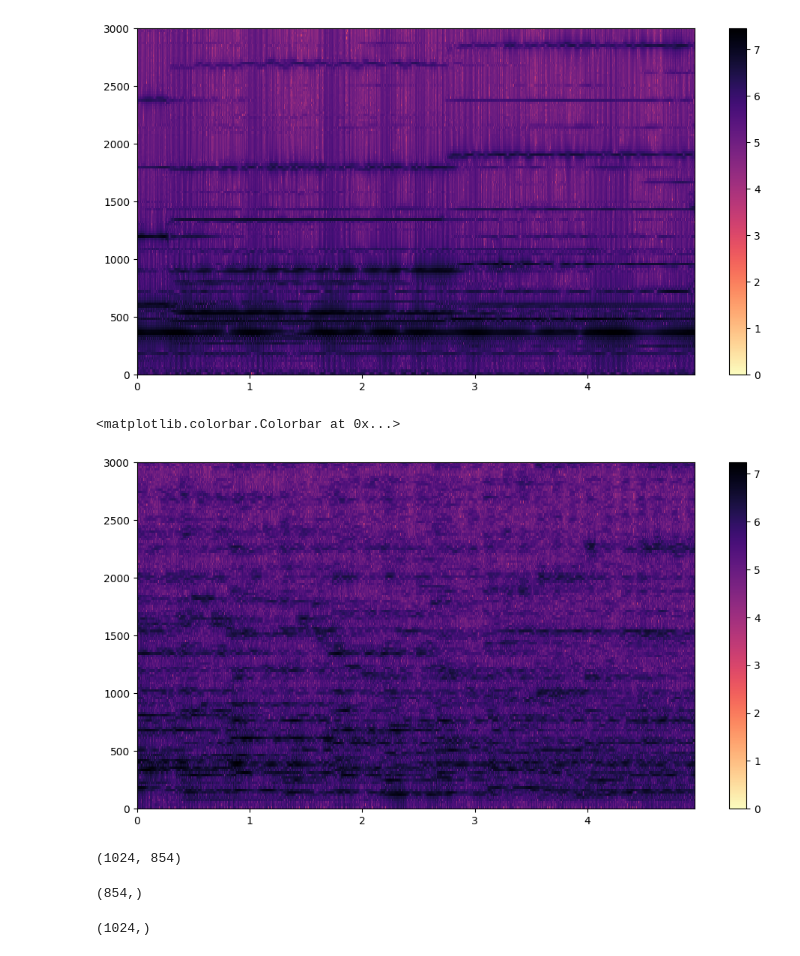
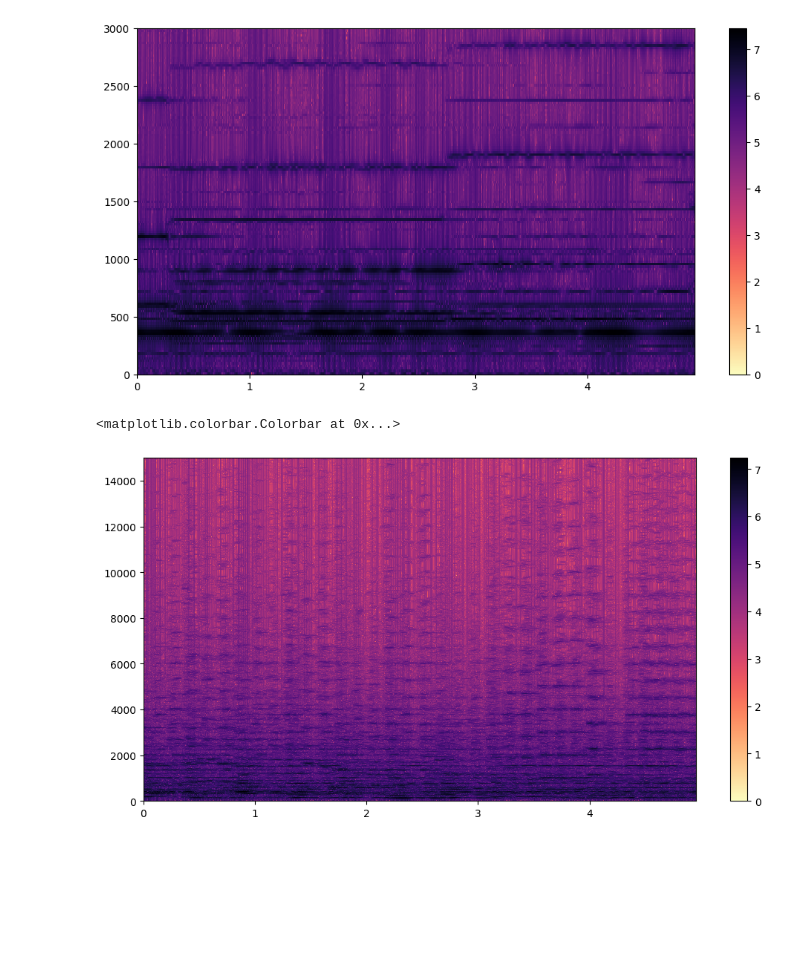
Before and after one commit to mharunturkmenoglu/aud2image, a Jupyter notebook: preprocessing.ipynb, the cells around one changed output. Cells and saved outputs as stored; diff of their text form; code cells hidden in the pictures; blank space fills up the shorter version.

```diff
--- a/preprocessing.ipynb
+++ b/preprocessing.ipynb
@@ -91,6 +135,6 @@ def specgram(x, w, h, sr):
 # %%
 # Time resolution vs frequency resolution tradeoff in window size
-x, sr = librosa.load("samples/classical_segment_407.wav", sr=44100)
+x, sr = librosa.load("samples/classical_segment_407.wav", sr=None) # 44100 , 52800
 win = 2048
 hop = 256
 S = specgram(x, win, hop, sr)
@@ -99,7 +143,7 @@ freqs = np.arange(S.shape[0])*sr/win
 S = np.log10(S/np.min(S))
 plt.figure(figsize=(12, 6))
 plt.imshow(S, cmap='magma_r', extent = (times[0], times[-1], freqs[-1], freqs[0]), aspect='auto', interpolation='none')
-plt.ylim([3000, 0])
+plt.ylim([3000, 0]) # Zooming into a Frequency Range
 plt.gca().invert_yaxis()
 plt.colorbar()
 #plt.xlim([0, 2])
@@ -108,31 +152,19 @@ plt.colorbar()
 [figure]
 # %%
 # Time resolution vs frequency resolution tradeoff in window size
-x, sr = librosa.load("samples/classical_segment_538.wav", sr=44100)
+x, sr = librosa.load("samples/classical_segment_538.wav", sr=44100) # 44100 , 52800
 win = 2048
 hop = 256
 S = specgram(x, win, hop, sr)
 times = hop*np.arange(S.shape[1])/sr
 freqs = np.arange(S.shape[0])*sr/win
 S = np.log10(S/np.min(S))
 plt.figure(figsize=(12, 6))
 plt.imshow(S, cmap='magma_r', extent = (times[0], times[-1], freqs[-1], freqs[0]), aspect='auto', interpolation='none')
-plt.ylim([3000, 0])
+plt.ylim([15000, 0]) # Zooming into a Frequency Range
 plt.gca().invert_yaxis()
 plt.colorbar()
-#plt.xlim([0, 2])
+#plt.xlim([0, 2]) # Zooming into a Time Range
 # %% [output]
 <matplotlib.colorbar.Colorbar at 0x...>
-[figure, old version]
+[figure, new version]
-# %%
-S.shape
-# %% [output]
-(1024, 854)
-# %%
-times.shape
-# %% [output]
-(854,)
-# %%
-freqs.shape
-# %% [output]
-(1024,)
```
Also changed, not shown: parts of 5 cells of this notebook.
